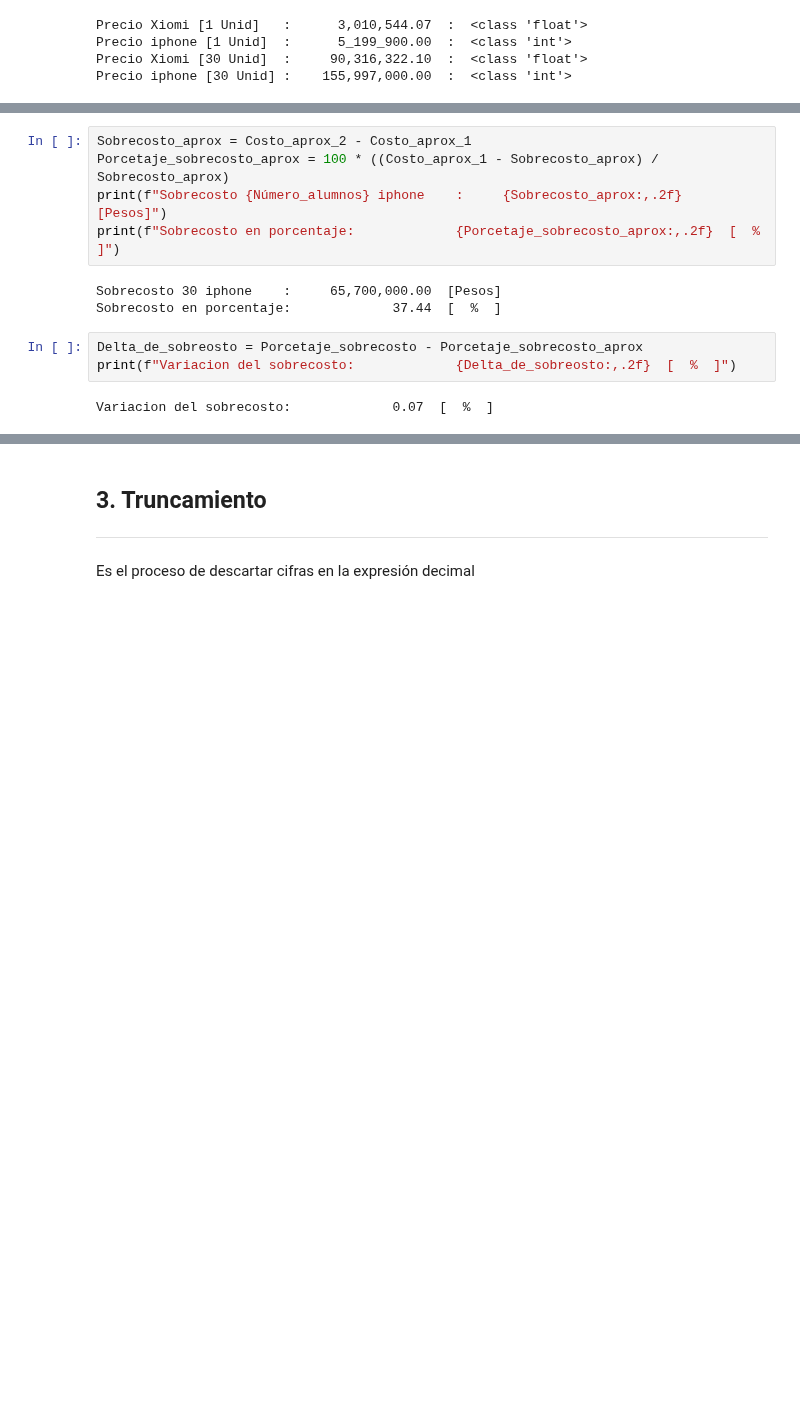
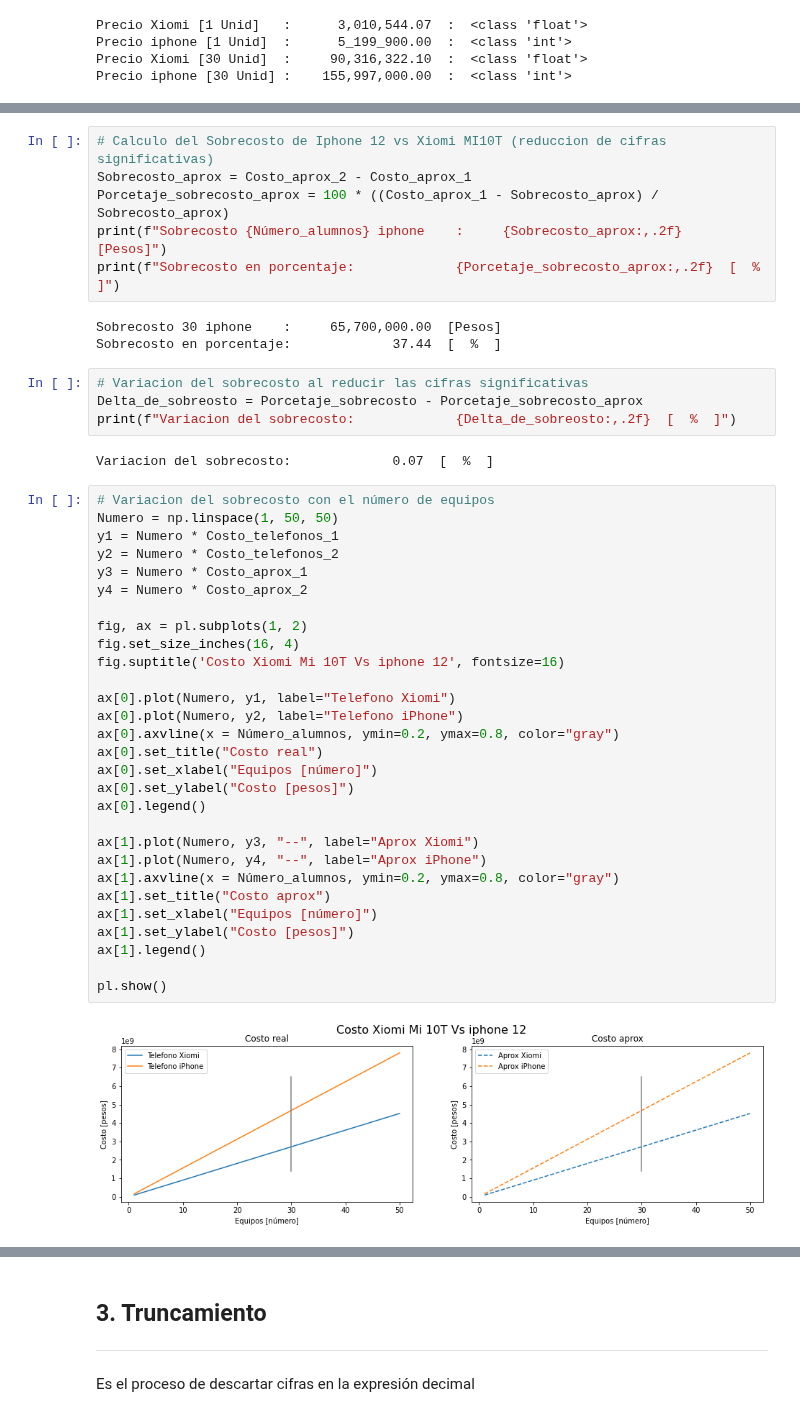
Before and after one commit to GiancarloBenavides/Metodos-Numericos, a Jupyter notebook: Jupyter/01_Redondeo.ipynb, the cells around one changed output, grey strips where cells are left out. Saved outputs shown, nothing was run; the diff lists cells and outputs as text; blank space fills up the shorter version.

```diff
--- a/Jupyter/01_Redondeo.ipynb
+++ b/Jupyter/01_Redondeo.ipynb
@@ -124,6 +132,7 @@ print(f"Costo 2:  |    {Costo_telefonos_2:14,.2f} |    {Costo_aprox_2:14,.2f} |
 Costo 1:  |     90,316,322.10 |     90,300,000.00 |      -16,322.10 |   -0.02%  |
 Costo 2:  |    155,997,000.00 |    156,000,000.00 |        3,000.00 |    0.00%  |
 # %%
+# Calculo del Sobrecosto de Iphone 12 vs Xiomi MI10T (reduccion de cifras significativas)
 Sobrecosto_aprox = Costo_aprox_2 - Costo_aprox_1
 Porcetaje_sobrecosto_aprox = 100 * ((Costo_aprox_1 - Sobrecosto_aprox) / Sobrecosto_aprox)
 print(f"Sobrecosto {Número_alumnos} iphone    :     {Sobrecosto_aprox:,.2f}  [Pesos]")
@@ -132,7 +141,39 @@ print(f"Sobrecosto en porcentaje:             {Porcetaje_sobrecosto_aprox:,.2f}
 Sobrecosto 30 iphone    :     65,700,000.00  [Pesos]
 Sobrecosto en porcentaje:             37.44  [  %  ]
 # %%
+# Variacion del sobrecosto al reducir las cifras significativas
 Delta_de_sobreosto = Porcetaje_sobrecosto - Porcetaje_sobrecosto_aprox
 print(f"Variacion del sobrecosto:             {Delta_de_sobreosto:,.2f}  [  %  ]")
 # %% [output]
 Variacion del sobrecosto:             0.07  [  %  ]
+# %%
+# Variacion del sobrecosto con el número de equipos
+Numero = np.linspace(1, 50, 50)
+y1 = Numero * Costo_telefonos_1
+y2 = Numero * Costo_telefonos_2
+y3 = Numero * Costo_aprox_1
+y4 = Numero * Costo_aprox_2
+
+fig, ax = pl.subplots(1, 2)
+fig.set_size_inches(16, 4)
+fig.suptitle('Costo Xiomi Mi 10T Vs iphone 12', fontsize=16)
+
+ax[0].plot(Numero, y1, label="Telefono Xiomi")
+ax[0].plot(Numero, y2, label="Telefono iPhone")
+ax[0].axvline(x = Número_alumnos, ymin=0.2, ymax=0.8, color="gray")
+ax[0].set_title("Costo real")
+ax[0].set_xlabel("Equipos [número]")
+ax[0].set_ylabel("Costo [pesos]")
+ax[0].legend()
+
+ax[1].plot(Numero, y3, "--", label="Aprox Xiomi")
+ax[1].plot(Numero, y4, "--", label="Aprox iPhone")
+ax[1].axvline(x = Número_alumnos, ymin=0.2, ymax=0.8, color="gray")
+ax[1].set_title("Costo aprox")
+ax[1].set_xlabel("Equipos [número]")
+ax[1].set_ylabel("Costo [pesos]")
+ax[1].legend()
+
+pl.show()
+# %% [output]
+[figure, added]
```
Also changed, not shown: parts of 19 cells of this notebook, 2 other files.
